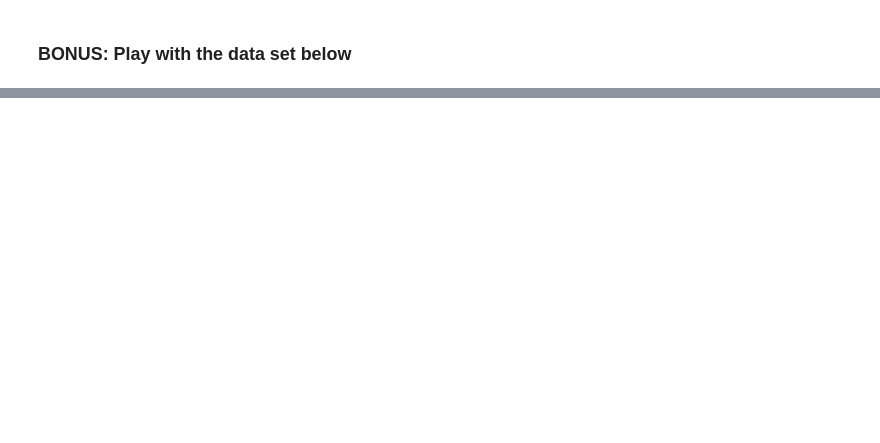
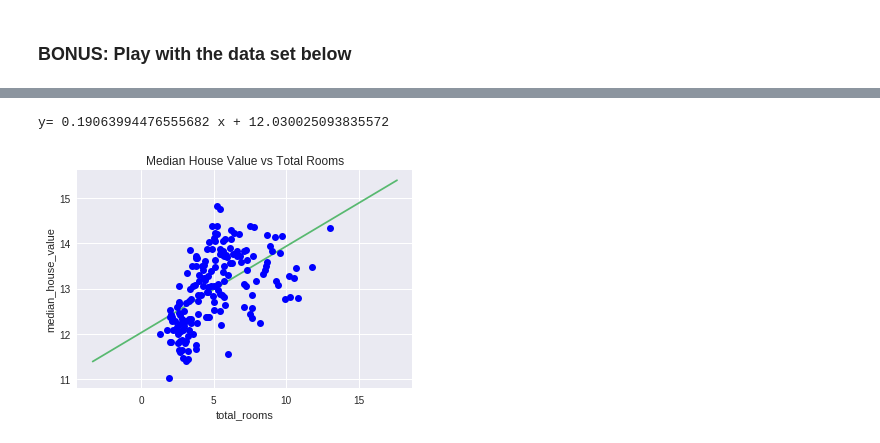
Before and after one commit to MLCCKolkata/Assignment-3, a Jupyter notebook: sayangdiptochakraborty.ipynb, the cells around one changed output, grey strips where cells are left out. Saved outputs shown, nothing was run; the diff lists cells and outputs as text; code cells hidden in the pictures; blank space fills up the shorter version.

```diff
--- a/sayangdiptochakraborty.ipynb
+++ b/sayangdiptochakraborty.ipynb
@@ -363,5 +508,7 @@ import pandas as pd
 #### Load url = "https://archive.ics.uci.edu/ml/machine-learning-databases/wine/wine.data" to a dataframe named wine_df
 
 This is a wine dataset
+# %%
+wine_df=pd.read_csv('https://archive.ics.uci.edu/ml/machine-learning-databases/wine/wine.data',sep=',')
 # %% [markdown]
 #### print first five rows
@@ -384,3 +562,6 @@ The attributes are (dontated by Riccardo Leardi, riclea '@' anchem.unige.it):
 #### Set the values of the first 3 rows from alcohol as NaN
 
 Hint- Use iloc to select 3 rows of wine_df
+# %%
+wine_df.loc[0:2,'Alcohol']=np.nan
+wine_df.head(5)
@@ -389,2 +587,6 @@ Hint- Use iloc to select 3 rows of wine_df
 # %% [markdown]
 #### Use random numbers you generated as an index and assign NaN value to each of cell of the column alcohol
+# %%
+for i in random:
+  wine_df.loc[i,'Alcohol']=np.nan
+wine_df
@@ -398,0 +681,40 @@ Hint: you can use isnull() and sum()
+# %%
+Y=data['Alcohol']
+X=data['Color_intensity']
+#calculating the mean of all values of X and Y
+mean_x=np.mean(X)
+mean_y=np.mean(Y)
+#total number of values
+n=len(X)
+num=0
+den=0
+for i in range(n):
+    num+=(X[i]-mean_x)*(Y[i]-mean_y)
+    den+=(X[i]-mean_x)**2
+m=num/den
+c=mean_y-mean_x*m
+#print the values of m and c
+print("y= {0} x + {1}".format(m,c))
+# %% [output]
+y= 0.19063994476555682 x + 12.030025093835572
+# %%
+#plotting values and the regression line
+max_x=np.max(X)+100
+min_x=np.min(X)-100
+
+#calculating the line values of x and y
+x=np.linspace(min_x,max_x,1000)
+y=m*x+c
+
+#plotting the line
+plt.plot(x[450:550],y[450:550],color='#58b970',label='Regression Line')
+
+#plotting the scatter points
+plt.plot(X,Y,'bo',label='Scatter Plot')
+
+plt.xlabel('total_rooms')
+plt.ylabel('median_house_value')
+plt.title('Median House Value vs Total Rooms')
+plt.show()
+# %% [output]
+[figure, added]
```
Also changed, not shown: parts of 28 cells of this notebook.
